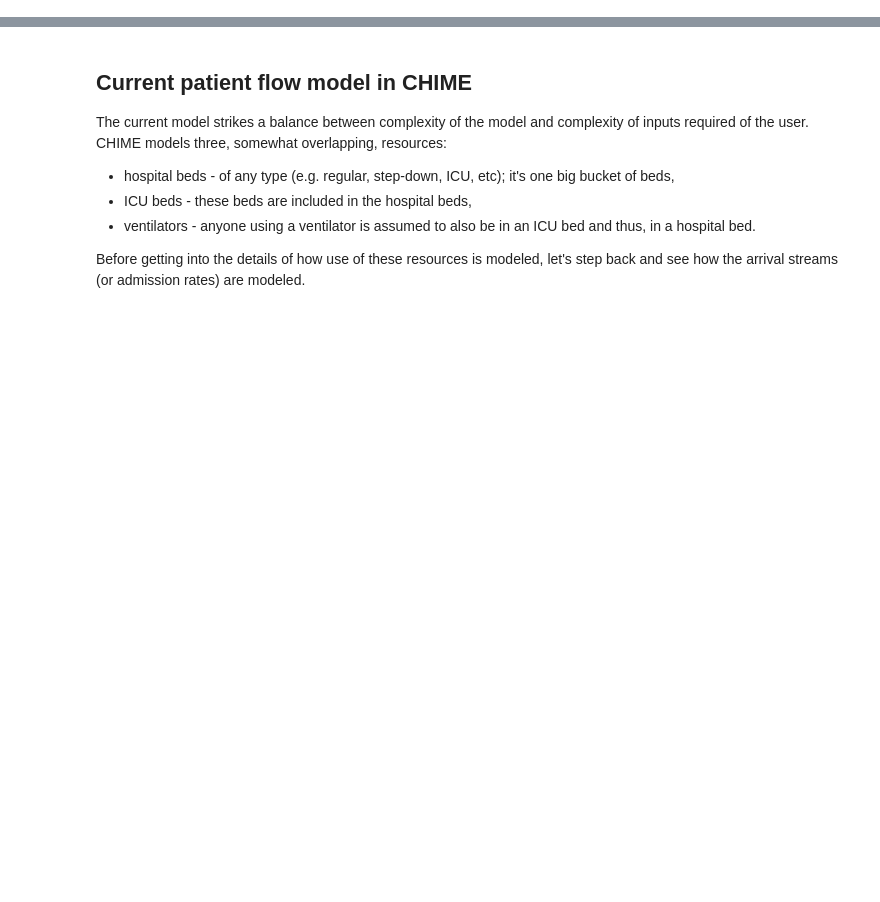
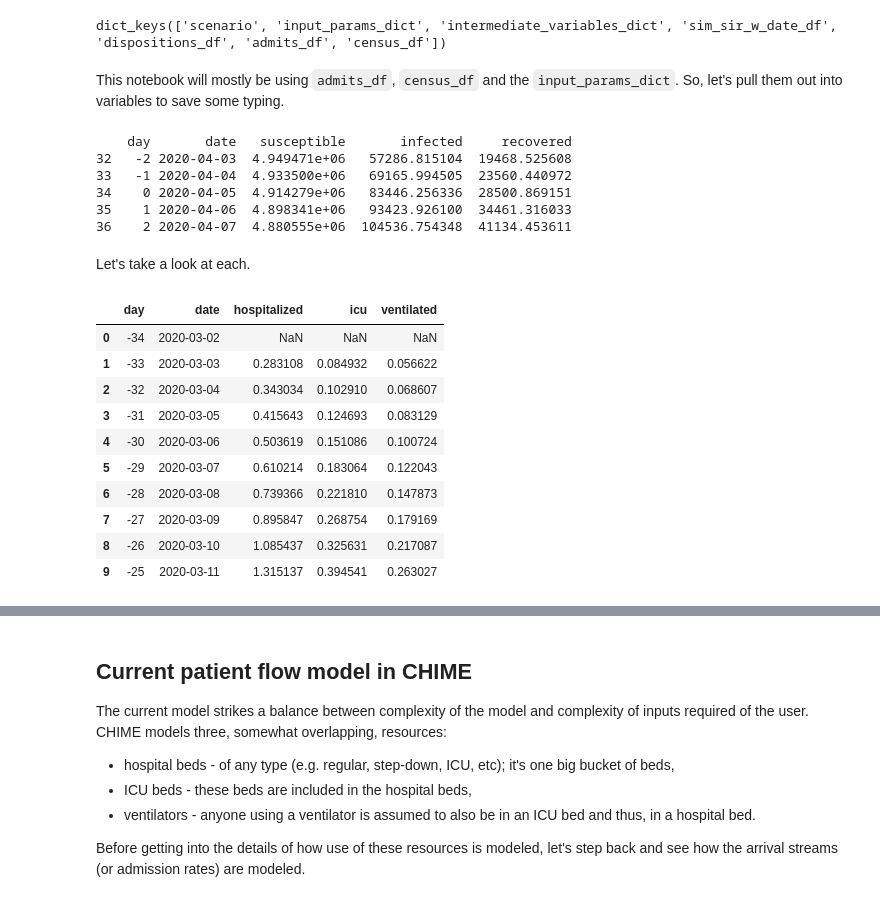
Before and after one commit to misken/c19, a Jupyter notebook: mychime/modeling/chime_flow_resources_p2.ipynb, the cells around one changed output, grey strips where cells are left out. Drawn from its saved outputs; the diff is of its cells as text; code cells hidden in the pictures; blank space fills up the shorter version.

```diff
--- a/mychime/modeling/chime_flow_resources_p2.ipynb
+++ b/mychime/modeling/chime_flow_resources_p2.ipynb
@@ -86,0 +67,35 @@ vars(p)
+# %%
+results.keys()
+# %% [output]
+dict_keys(['scenario', 'input_params_dict', 'intermediate_variables_dict', 'sim_sir_w_date_df', 'dispositions_df', 'admits_df', 'census_df'])
+# %% [markdown]
+This notebook will mostly be using `admits_df`, `census_df` and the `input_params_dict`. So, let's pull them out into variables to save some typing.
+# %%
+print(results['sim_sir_w_date_df'].iloc[32:37, :])
+# %% [output]
+    day       date   susceptible       infected     recovered
+32   -2 2020-04-03  4.949471e+06   57286.815104  19468.525608
+33   -1 2020-04-04  4.933500e+06   69165.994505  23560.440972
+34    0 2020-04-05  4.914279e+06   83446.256336  28500.869151
+35    1 2020-04-06  4.898341e+06   93423.926100  34461.316033
+36    2 2020-04-07  4.880555e+06  104536.754348  41134.453611
+# %%
+admits_df = results['admits_df']
+census_df = results['census_df']
+inputs = results['input_params_dict']
+# %% [markdown]
+Let's take a look at each.
+# %%
+admits_df.head(10)
+# %% [output]
+|  | day | date | hospitalized | icu | ventilated |
+| 0 | -34 | 2020-03-02 | NaN | NaN | NaN |
+| 1 | -33 | 2020-03-03 | 0.283108 | 0.084932 | 0.056622 |
+| 2 | -32 | 2020-03-04 | 0.343034 | 0.102910 | 0.068607 |
+| 3 | -31 | 2020-03-05 | 0.415643 | 0.124693 | 0.083129 |
+| 4 | -30 | 2020-03-06 | 0.503619 | 0.151086 | 0.100724 |
+| 5 | -29 | 2020-03-07 | 0.610214 | 0.183064 | 0.122043 |
+| 6 | -28 | 2020-03-08 | 0.739366 | 0.221810 | 0.147873 |
+| 7 | -27 | 2020-03-09 | 0.895847 | 0.268754 | 0.179169 |
+| 8 | -26 | 2020-03-10 | 1.085437 | 0.325631 | 0.217087 |
+| 9 | -25 | 2020-03-11 | 1.315137 | 0.394541 | 0.263027 |
```
Also changed, not shown: parts of 56 cells of this notebook, 1 other file.
